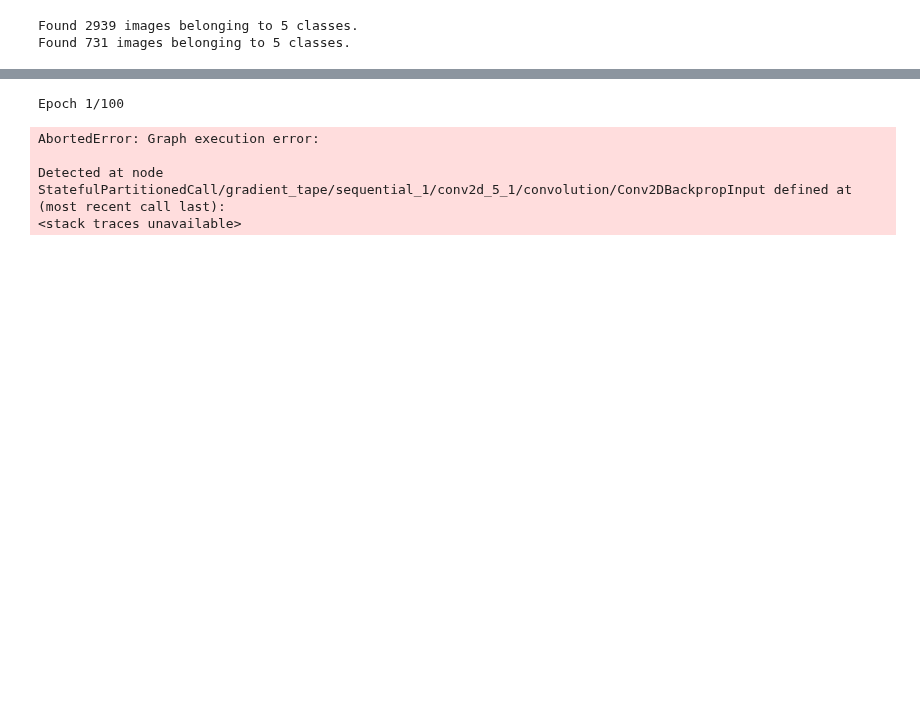
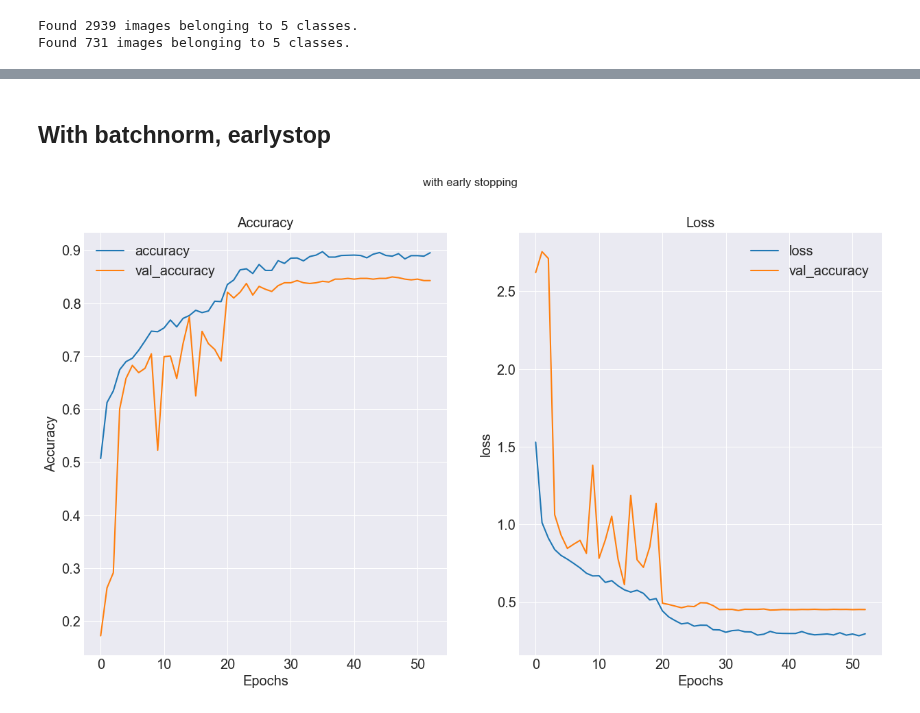
Before and after one commit to gpgaikwad576/DAIAugust2025, a Jupyter notebook: Python/Anurag/DeepLearning/Assigments/Assigment6Batchnorm.ipynb, the cells around one changed output, grey strips where cells are left out. Saved outputs shown, nothing was run; the diff lists cells and outputs as text; code cells hidden in the pictures; blank space fills up the shorter version.

Commit message:
DL/last 2-3 days Anurag

```diff
--- a/Python/Anurag/DeepLearning/Assigments/Assigment6Batchnorm.ipynb
+++ b/Python/Anurag/DeepLearning/Assigments/Assigment6Batchnorm.ipynb
@@ -209,36 +215,38 @@ es_callback = tf.keras.callbacks.EarlyStopping(
     restore_best_weights=False,
     start_from_epoch=0,
 )
+# %% [markdown]
+## With batchnorm, earlystop
 # %%
-model.compile(optimizer=tf.keras.optimizers.Adam(ALPHA),
-              loss=tf.keras.losses.CategoricalCrossentropy(from_logits=True),
-              metrics=['accuracy'])
+# model.compile(optimizer=tf.keras.optimizers.Adam(ALPHA),
+#               loss=tf.keras.losses.CategoricalCrossentropy(from_logits=True),
+#               metrics=['accuracy'])
 
-history= model.fit(train_generator,
-                   validation_data=validation_generator,
-                   epochs=EPOCHS,callbacks=[es_callback,lr_callback])
+# history= model.fit(train_generator,
+#                    validation_data=validation_generator,
+#                    epochs=EPOCHS,callbacks=[es_callback,lr_callback])
-# %% [output]
-Epoch 1/100
-AbortedError: Graph execution error:
-
-Detected at node StatefulPartitionedCall/gradient_tape/sequential_1/conv2d_5_1/convolution/Conv2DBackpropInput defined at (most recent call last):
-<stack traces unavailable>
 # %%
 def plot_graph(history):
     fig,ax = plt.subplots(1,2,figsize=(15,8))
+    fig.suptitle('with early stopping')
     keys=list(history.history.keys())
     ax[0].plot(history.epoch,history.history[keys[0]],label=keys[0])
     ax[0].plot(history.epoch,history.history[keys[2]],label=keys[2])
     ax[0].set_title('Accuracy')
     ax[0].set_xlabel('Epochs')
     ax[0].set_ylabel('Accuracy')
     ax[0].legend()
 
     ax[1].plot(history.epoch,history.history[keys[1]],label=keys[1])
     ax[1].plot(history.epoch,history.history[keys[3]],label=keys[2])
     ax[1].set_title('Loss')
     ax[1].set_xlabel('Epochs')
     ax[1].set_ylabel('loss')
     ax[1].legend()
 
+
     plt.show()
+
+plot_graph(history)
+# %% [output]
+[figure, added]
```
Also changed, not shown: parts of 8 cells of this notebook, 34 other files.
